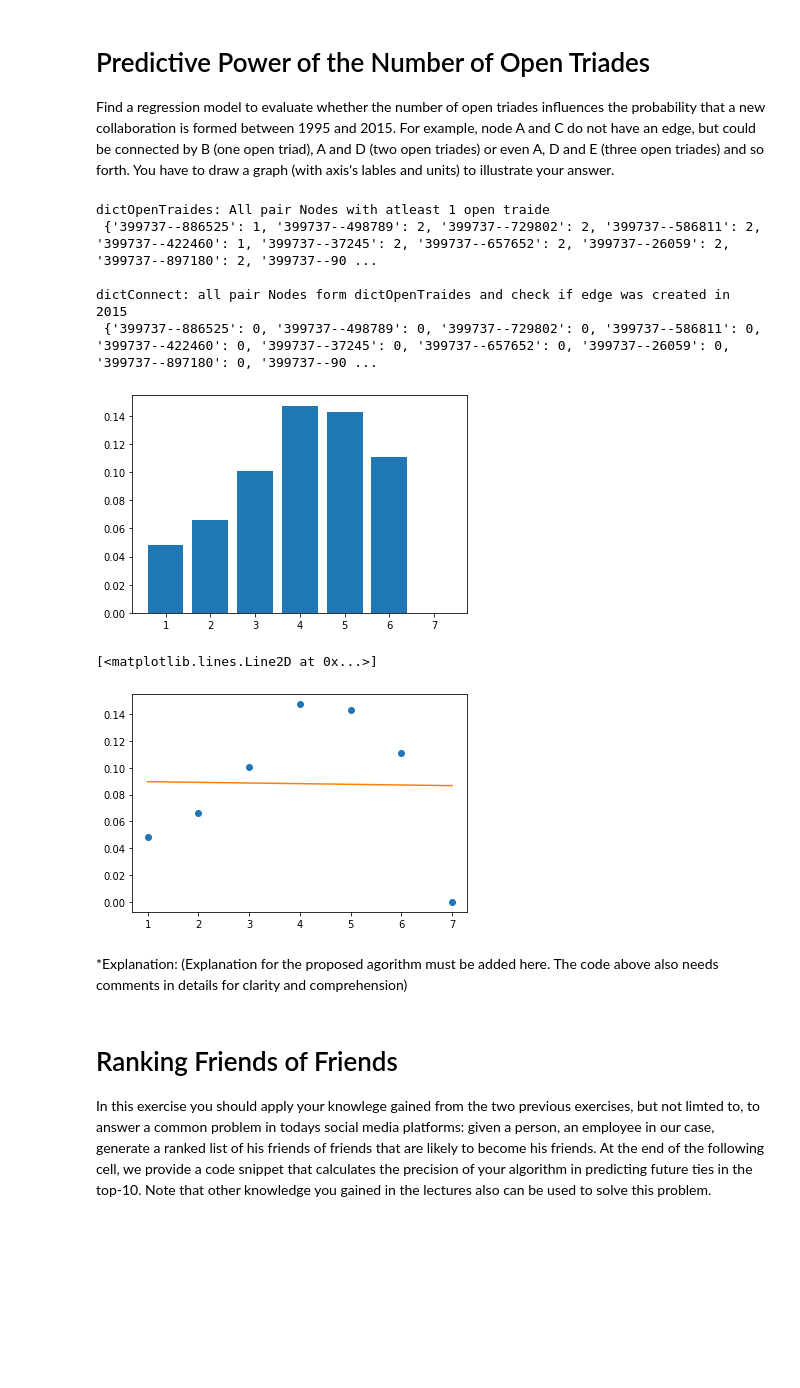
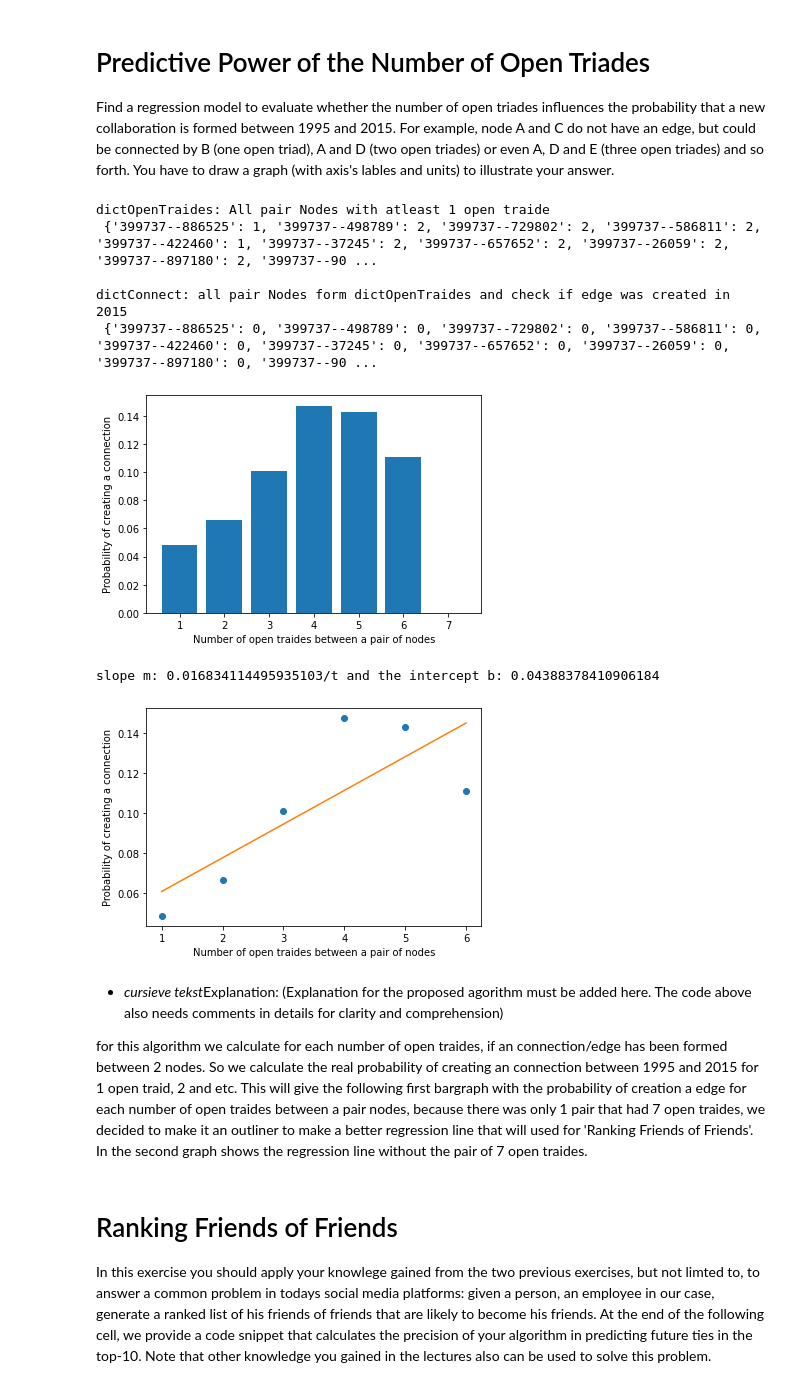
Before and after one commit to damon022002/MOD10-Web-Science, a Jupyter notebook: week1/WS_week1_project/week1_project.ipynb, the cells around one changed output. Saved outputs shown, nothing was run; the diff lists cells and outputs as text; code cells hidden in the pictures; blank space fills up the shorter version.

```diff
--- a/week1/WS_week1_project/week1_project.ipynb
+++ b/week1/WS_week1_project/week1_project.ipynb
@@ -227,44 +242,50 @@ print(dictCombine.get(7))   #is a outliner!
 for key in sorted(dictCombine.keys()):
   dictA[key] = sum(dictCombine.get(key))/ len(dictCombine.get(key))
 print("\ndictA: average of the dictCombine whether an edge was created with a number of open traides \n",dictA)
 
 
 #plot it
 #axis labels and units! plus regression model!
 
 names2 = list(dictA.keys())
 values2 = list(dictA.values())
 
 plt.bar(range(len(dictA)), values2, tick_label=names2)
+plt.xlabel("Number of open traides between a pair of nodes")
+plt.ylabel("Probability of creating a connection")
 plt.show()
 
 #plot with scatterplot
 
 # https://www.statology.org/scatterplot-with-regression-line-python/
 #create basic scatterplot
 
-x = np.array(list(dictA.keys()))
-y = np.array(list(dictA.values()))
+x = np.array(list(dictA.keys())[:(len(dictA)-1)])
+y = np.array(list(dictA.values())[:(len(dictA)-1)])
 plt.plot(x, y, 'o')
+plt.xlabel("Number of open traides between a pair of nodes")
+plt.ylabel("Probability of creating a connection")
 
 #obtain m (slope) and b(intercept) of linear regression line
-m, b = np.polyfit(x, y, 1)
-
+m2, b2 = np.polyfit(x, y, 1)
+print("slope m: {}/t and the intercept b: {}".format(m2,b2) )
 #add linear regression line to scatterplot
-plt.plot(x, m*x+b)
-
+plt.plot(x, m2*x+b2)
+plt.show()
 # END SOLUTION
 # %% [output]
 dictOpenTraides: All pair Nodes with atleast 1 open traide
  {'399737--886525': 1, '399737--498789': 2, '399737--729802': 2, '399737--586811': 2, '399737--422460': 1, '399737--37245': 2, '399737--657652': 2, '399737--26059': 2, '399737--897180': 2, '399737--90 ...
 
 dictConnect: all pair Nodes form dictOpenTraides and check if edge was created in 2015
  {'399737--886525': 0, '399737--498789': 0, '399737--729802': 0, '399737--586811': 0, '399737--422460': 0, '399737--37245': 0, '399737--657652': 0, '399737--26059': 0, '399737--897180': 0, '399737--90 ...
-[figure, old version]
+[figure, new version]
-[<matplotlib.lines.Line2D at 0x...>]
+slope m: 0.016834114495935103/t and the intercept b: 0.04388378410906184
-[figure, old version]
+[figure, new version]
-# %% [markdown]
-*Explanation: (Explanation for the proposed agorithm must be added here. The code above also needs comments in details for clarity and comprehension)
+# %% [markdown]
+* *cursieve tekst*Explanation: (Explanation for the proposed agorithm must be added here. The code above also needs comments in details for clarity and comprehension)
+
+for this algorithm we calculate for each number of open traides, if an connection/edge has been formed between 2 nodes. So we calculate the real probability of creating an connection between 1995 and 2015 for 1 open traid, 2 and etc. This will give the following first bargraph with the probability of creation a edge for each number of open traides between a pair nodes, because there was only 1 pair that had 7 open traides, we decided to make it an outliner to make a better regression line that will used for 'Ranking Friends of Friends'. In the second graph shows the regression line without the pair of 7 open traides.
 # %% [markdown]
 # Ranking Friends of Friends                                     <a id="chapter7"></a>
 
```
Also changed, not shown: parts of 7 cells of this notebook.
